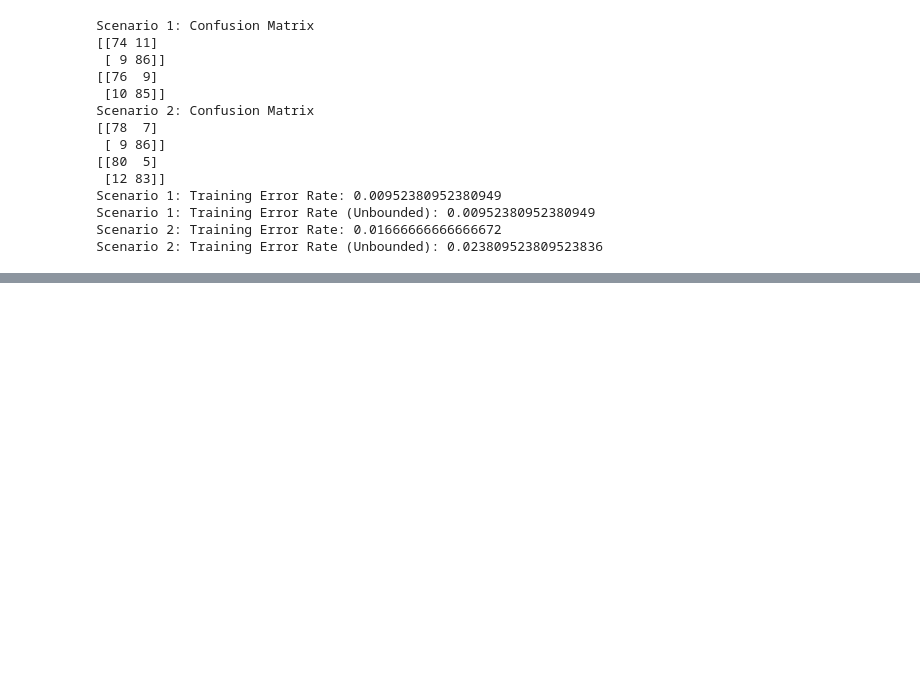
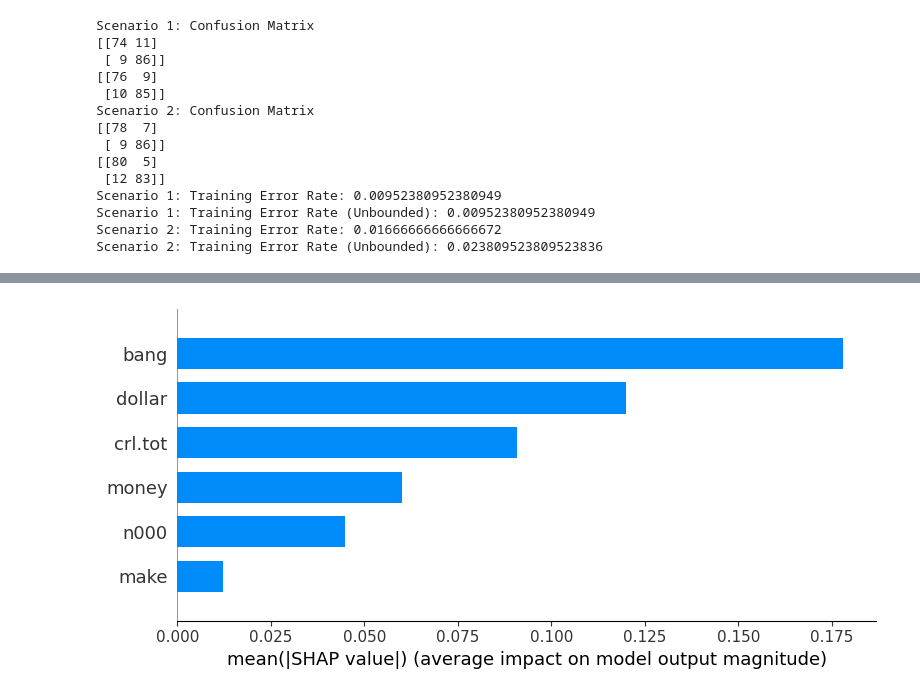
Before and after one commit to FabianBB/Machine-Learning, a Jupyter notebook: Tree-based-models/Ensemble-tree-methods.ipynb, the cells around one changed output, grey strips where cells are left out. Drawn from its saved outputs; the diff is of its cells as text; code cells hidden in the pictures; blank space fills up the shorter version.

```diff
--- a/Tree-based-models/Ensemble-tree-methods.ipynb
+++ b/Tree-based-models/Ensemble-tree-methods.ipynb
@@ -330,0 +432,15 @@ Scenario 2: Training Error Rate (Unbounded): 0.023809523809523836
+# %%
+# shapley values
+import shap
+
+explainer = shap.TreeExplainer(rf)
+
+# Calculate SHAP values for the test set
+#shap_values = explainer(X_train)
+# %%
+shap_values = explainer.shap_values(X_test)
+# %%
+selected_shap_values = shap_values[:, :, 1] # for class 1
+shap.summary_plot(selected_shap_values, features=X_test, plot_type='bar')
+# %% [output]
+[figure, added]
```
Also changed, not shown: parts of 12 cells of this notebook.
